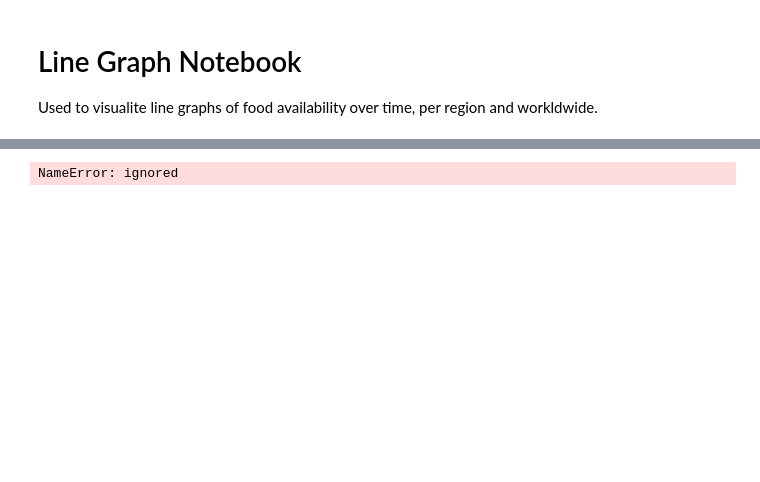
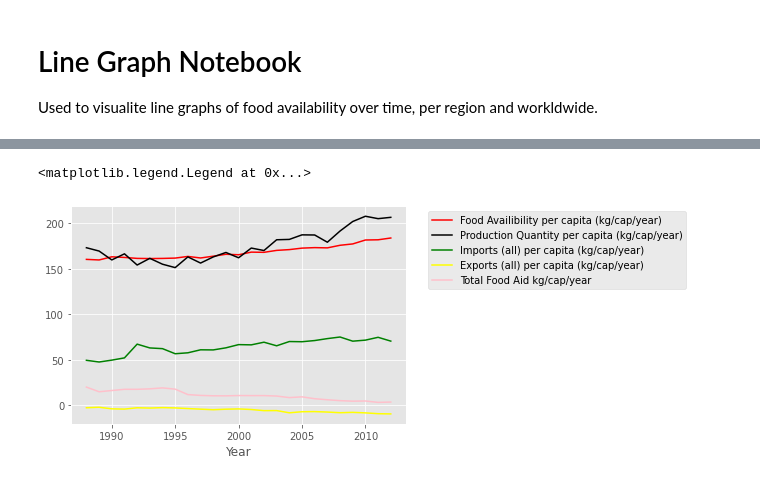
Before and after one commit to loicpages/qmII_group_rep, a Jupyter notebook: Linegraphs.ipynb, the cells around one changed output, grey strips where cells are left out. Cells and saved outputs as stored; diff of their text form; code cells hidden in the pictures; blank space fills up the shorter version.

```diff
--- a/Linegraphs.ipynb
+++ b/Linegraphs.ipynb
@@ -20,0 +123,5 @@ FileNotFoundError: ignored
+# %%
+data_path = '/content/df_final(no_missing values,regions).csv'
+df_no_missing_valuesr = pd.read_csv(data_path, encoding ='latin-1')
+df_no_missing_valuesr["Exports (all) per capita (kg/cap/year)"] = -1 * df_no_missing_valuesr["Exports (all) per capita (kg/cap/year)"]
+df_no_missing_valuesr
@@ -21,11 +142,19 @@ FileNotFoundError: ignored
+# %%
+#Group all countries' food availability per year, to map out AllLDC development of food availability
+AllLDC_food_availablity = df_no_missing_valuesr.groupby('Year')['Food Availibility per capita (kg/cap/year)'].mean()
+AllLDC_food_availibility = df_no_missing_valuesr.reset_index(drop = True)
+AllLDC_production = df_no_missing_valuesr.groupby('Year')['Production Quantity per capita (kg/cap/year)'].mean()
+allLDC_import = df_no_missing_valuesr.groupby('Year')['Imports (all) per capita (kg/cap/year)'].mean()
+allLDC_export = df_no_missing_valuesr.groupby('Year')['Exports (all) per capita (kg/cap/year)'].mean()
+allLDC_aid = df_no_missing_valuesr.groupby('Year')['Total Food Aid kg/cap/year'].mean()
 # %%
-#Let's look at one specific country as example first. This is Algeria's food availability over time.
-Algeria = mydf.loc[mydf['Country']=='Algeria']
-Algeria.plot(x='Year', y= 'Food Availibility per capita (kg/cap/year)', kind='line')
-
-ax = mydf.loc[mydf['Country']=='Algeria'].plot(x='Year', y= 'Food Availibility per capita (kg/cap/year)', kind='line', c = 'red', label = 'Food Availibility per capita (kg/cap/year)')
-mydf.loc[mydf['Country']=='Algeria'].plot(x='Year', y= 'Production Quantity per capita (kg/cap/year)', kind='line', c = 'black', ax=ax, label = 'Production Quantity per capita (kg/cap/year)')
-mydf.loc[mydf['Country']=='Algeria'].plot(x='Year', y= 'Production Quantity per capita (kg/cap/year)', kind='line', c = 'black', ax=ax, label = 'Production Quantity per capita (kg/cap/year)')
-ax.legend(loc='lower right')
+ax = AllLDC_food_availablity.plot(x='Year', y= 'Food Availibility per capita (kg/cap/year)', kind='line', c = 'red', label = 'Food Availibility per capita (kg/cap/year)')
+AllLDC_production.plot(x='Year', y= 'Production Quantity per capita (kg/cap/year)', kind='line', c = 'black', ax=ax, label = 'Production Quantity per capita (kg/cap/year)')
+allLDC_import.plot(x='Year', y= 'Imports (all) per capita (kg/cap/year)', kind='line', c = 'green', ax=ax, label = 'Imports (all) per capita (kg/cap/year)')
+allLDC_export.plot(x='Year', y= 'Exports (all) per capita (kg/cap/year)', kind='line', c = 'yellow', ax=ax, label = 'Exports (all) per capita (kg/cap/year)')
+allLDC_aid.plot(x='Year', y= 'Total Food Aid', kind='line', c = 'pink', ax=ax, label = 'Total Food Aid kg/cap/year')
+#add net imports
+ax.legend(loc='upper left', bbox_to_anchor=(1.05, 1))
 # %% [output]
-NameError: ignored
+<matplotlib.legend.Legend at 0x...>
+[figure, added]
```
Also changed, not shown: parts of 24 cells of this notebook.
